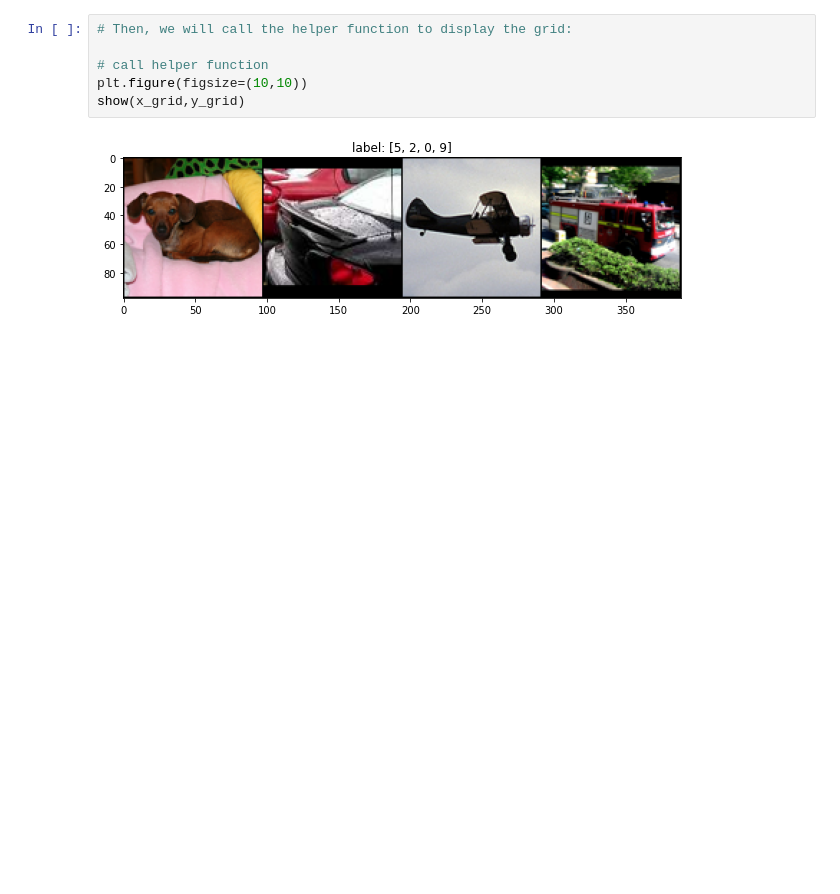
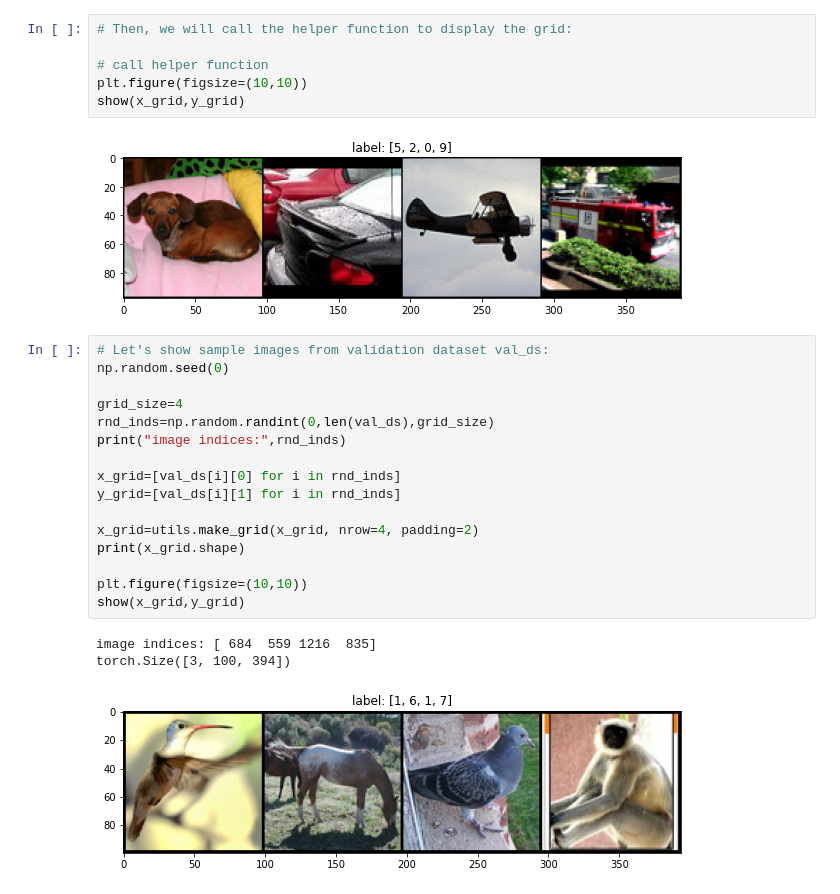
Before and after one commit to vikramkrishnan9885/MyColab, a Jupyter notebook: MultiImageClassification.ipynb, the cells around one changed output. Saved outputs shown, nothing was run; the diff lists cells and outputs as text; blank space fills up the shorter version.

```diff
--- a/MultiImageClassification.ipynb
+++ b/MultiImageClassification.ipynb
@@ -128,3 +128,23 @@ plt.figure(figsize=(10,10))
 show(x_grid,y_grid)
 # %% [output]
 [figure]
+# %%
+# Let's show sample images from validation dataset val_ds:
+np.random.seed(0)
+
+grid_size=4
+rnd_inds=np.random.randint(0,len(val_ds),grid_size)
+print("image indices:",rnd_inds)
+
+x_grid=[val_ds[i][0] for i in rnd_inds]
+y_grid=[val_ds[i][1] for i in rnd_inds]
+
+x_grid=utils.make_grid(x_grid, nrow=4, padding=2)
+print(x_grid.shape)
+
+plt.figure(figsize=(10,10))
+show(x_grid,y_grid)
+# %% [output]
+image indices: [ 684  559 1216  835]
+torch.Size([3, 100, 394])
+[figure, added]
```
Also changed, not shown: parts of 13 cells of this notebook.
